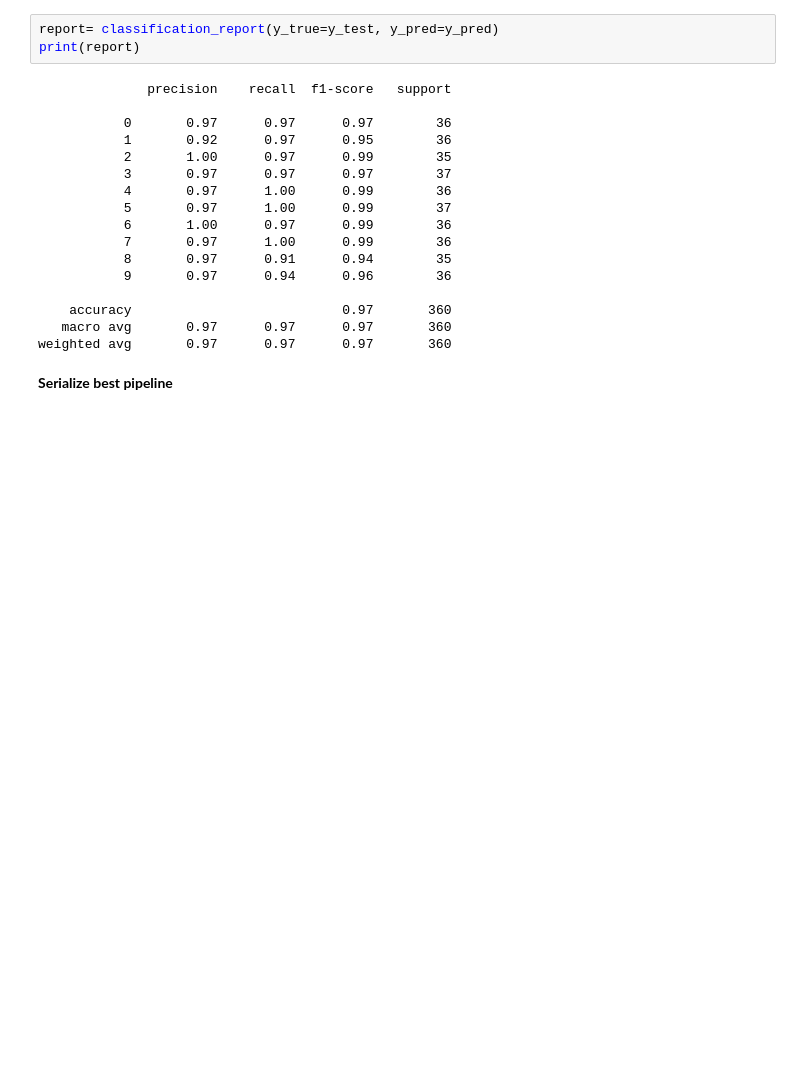
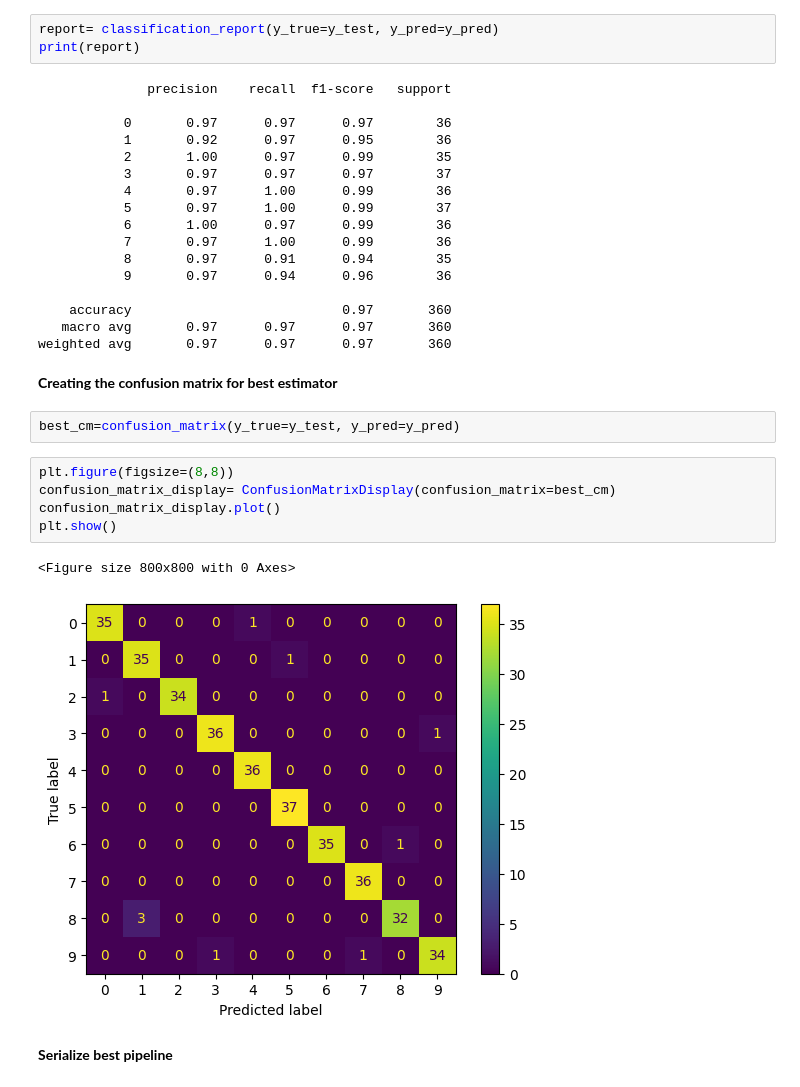
Before and after one commit to ginoferretti/digit_classifier, a Jupyter notebook: 02.model_serialization.ipynb, the cells around one changed output. Cells and saved outputs as stored; diff of their text form; blank space fills up the shorter version.

Commit message:
last version with confusion matrix

```diff
--- a/02.model_serialization.ipynb
+++ b/02.model_serialization.ipynb
@@ -207,6 +208,18 @@ print(report)
     accuracy                           0.97       360
    macro avg       0.97      0.97      0.97       360
 weighted avg       0.97      0.97      0.97       360
+# %% [markdown]
+**Creating the confusion matrix for best estimator**
+# %%
+best_cm=confusion_matrix(y_true=y_test, y_pred=y_pred)
+# %%
+plt.figure(figsize=(8,8))
+confusion_matrix_display= ConfusionMatrixDisplay(confusion_matrix=best_cm)
+confusion_matrix_display.plot()
+plt.show()
+# %% [output]
+<Figure size 800x800 with 0 Axes>
+[figure, added]
 # %% [markdown]
 **Serialize best pipeline**
 # %%
```
Also changed, not shown: parts of 3 cells of this notebook.
